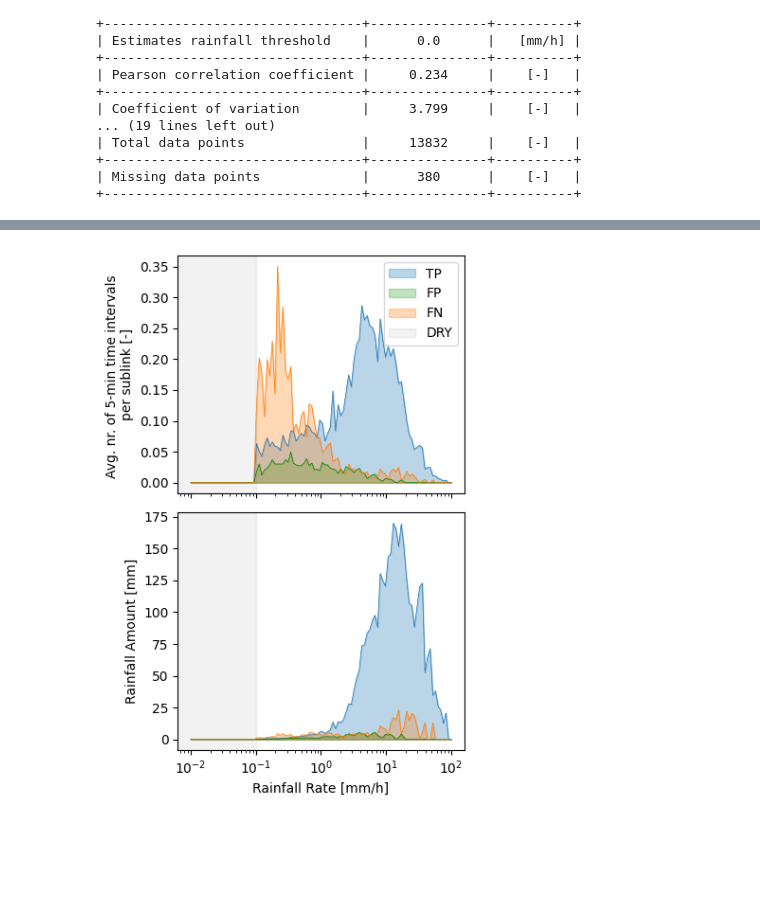
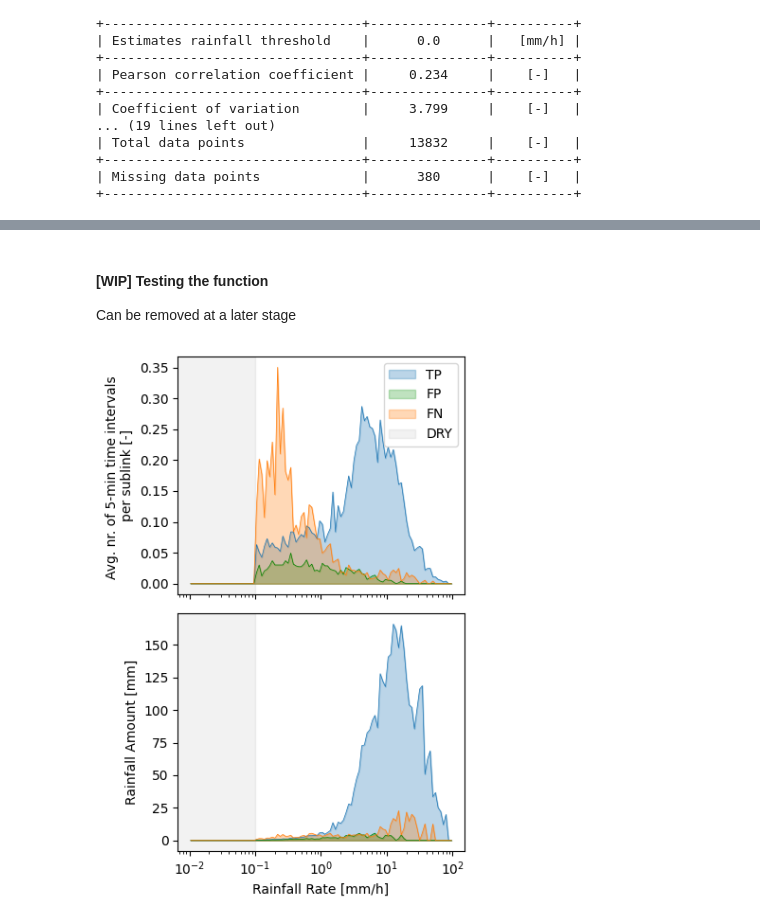
Before and after one commit to OpenSenseAction/poligrain, a Jupyter notebook: docs/notebooks/Example_validation.ipynb, the cells around one changed output, grey strips where cells are left out. Saved outputs shown, nothing was run; the diff lists cells and outputs as text; code cells hidden in the pictures; blank space fills up the shorter version.

```diff
--- a/docs/notebooks/Example_validation.ipynb
+++ b/docs/notebooks/Example_validation.ipynb
@@ -258,3 +428,6 @@ Make histograms of true positives, false positives, and false negatives, corresp
+# %% [markdown]
+#### [WIP] Testing the function
+Can be removed at a later stage
 # %%
 threshold = 0.1  # mm/h
 # %%
@@ -289,68 +462,72 @@ fig, axs = plt.subplots(
     dpi=100,
     sharex=True,
 )
-x = np.logspace(-2, 2, num=100, endpoint=True, base=10.0, dtype=None, axis=0)
-w = (log_bins[1:] - log_bins[:-1]) / 2
-w= x
+# x = np.logspace(-2, 2, num=100, endpoint=True, base=10.0, dtype=None, axis=0)
+bin_cent = (log_bins[1:] + log_bins[:-1]) / 2
+
 
 axs[0].plot(
-    x,
+    bin_cent,
     (tp) / ds_cmls_size,
     color="C0",
     linewidth=0.5,
 )
-axs[0].fill_between(x, (tp) / ds_cmls_size, alpha=0.3, color="C0", label="TP")
+axs[0].fill_between(bin_cent, (tp) / ds_cmls_size, alpha=0.3, color="C0", label="TP")
 axs[0].plot(
-    x,
+    bin_cent,
     (fp) / ds_cmls_size,
     color="green",
     linewidth=0.5,
 )
-axs[0].fill_between(x, (fp) / ds_cmls_size, alpha=0.3, color="C2", label="FP")
+axs[0].fill_between(bin_cent, (fp) / ds_cmls_size, alpha=0.3, color="C2", label="FP")
 axs[0].plot(
-    x,
+    bin_cent,
     (fn) / ds_cmls_size,
     color="tab:orange",
     linewidth=0.5,
 )
-axs[0].fill_between(x, (fn) / ds_cmls_size, alpha=0.3, color="tab:orange", label="FN")
+axs[0].fill_between(
+    bin_cent, (fn) / ds_cmls_size, alpha=0.3, color="tab:orange", label="FN"
+)
 
 axs[1].plot(
-    x,
-    (tp) * w / 12,
+    bin_cent,
+    (tp) * bin_cent / 12,
     color="C0",
     linewidth=0.5,
 )
-axs[1].fill_between(x, (tp) * w / 12, alpha=0.3, color="C0", label="TP")
+axs[1].fill_between(bin_cent, (tp) * bin_cent / 12, alpha=0.3, color="C0", label="TP")
 axs[1].plot(
-    x,
-    (fp) * w / 12,
+    bin_cent,
+    (fp) * bin_cent / 12,
     color="green",
     linewidth=0.5,
 )
 axs[1].fill_between(
-    x, (fp) * w / 12, alpha=0.3, color="green", label="FP"
+    bin_cent, (fp) * bin_cent / 12, alpha=0.3, color="green", label="FP"
 )
 axs[1].plot(
-    x,
-    (fn) * w / 12,
+    bin_cent,
+    (fn) * bin_cent / 12,
     color="tab:orange",
     linewidth=0.5,
 )
-axs[1].fill_between(x, (fn) * w / 12, alpha=0.3, color="tab:orange", label="FN")
+axs[1].fill_between(
+    bin_cent, (fn) * bin_cent / 12, alpha=0.3, color="tab:orange", label="FN"
+)
 
 plot_thr = threshold
 axs[0].set_xscale("log")
 axs[0].axvspan(0, plot_thr, alpha=0.1, color="grey", label="DRY")
 axs[1].axvspan(0, plot_thr, alpha=0.1, color="grey")
 
 axs[0].set_ylabel("Avg. nr. of 5-min time intervals \nper sublink [-]")
 # axs[0].set_xlabel('Rainfall Rate [mm/h]')
 axs[1].set_ylabel("Rainfall Amount [mm]")
 axs[1].set_xlabel("Rainfall Rate [mm/h]")
 
 axs[0].legend()
 plt.tight_layout()
 plt.show()
 # %% [output]
-[figure, old version]
+[figure, new version]
```
Also changed, not shown: parts of 26 cells of this notebook, 5 other files.
